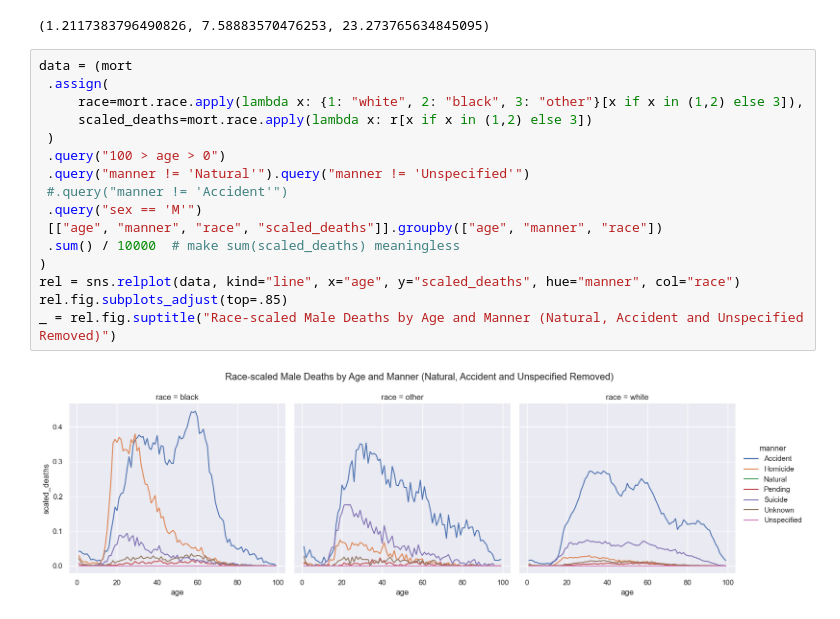
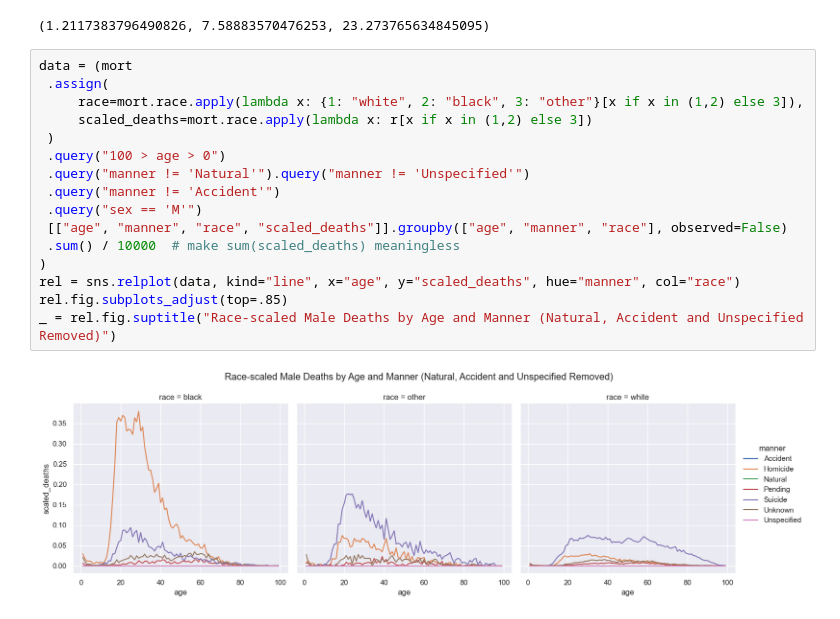
Before and after one commit to robertchase/pandas, a Jupyter notebook: mortality/notebooks/mortality.ipynb, the cells around one changed output. Saved outputs shown, nothing was run; the diff lists cells and outputs as text.

Commit message:
updates to mortality graphs

```diff
--- a/mortality/notebooks/mortality.ipynb
+++ b/mortality/notebooks/mortality.ipynb
@@ -187,18 +187,18 @@ r[1],r[2],r[3]
 # %%
 data = (mort
  .assign(
      race=mort.race.apply(lambda x: {1: "white", 2: "black", 3: "other"}[x if x in (1,2) else 3]),
      scaled_deaths=mort.race.apply(lambda x: r[x if x in (1,2) else 3])
  )
  .query("100 > age > 0")
  .query("manner != 'Natural'").query("manner != 'Unspecified'")
- #.query("manner != 'Accident'")
+ .query("manner != 'Accident'")
  .query("sex == 'M'")
- [["age", "manner", "race", "scaled_deaths"]].groupby(["age", "manner", "race"])
+ [["age", "manner", "race", "scaled_deaths"]].groupby(["age", "manner", "race"], observed=False)
  .sum() / 10000  # make sum(scaled_deaths) meaningless
 )
 rel = sns.relplot(data, kind="line", x="age", y="scaled_deaths", hue="manner", col="race")
 rel.fig.subplots_adjust(top=.85)
 _ = rel.fig.suptitle("Race-scaled Male Deaths by Age and Manner (Natural, Accident and Unspecified Removed)")
 # %% [output]
-[figure, old version]
+[figure, new version]
```
Also changed, not shown: parts of 9 cells of this notebook, 3 other files.
